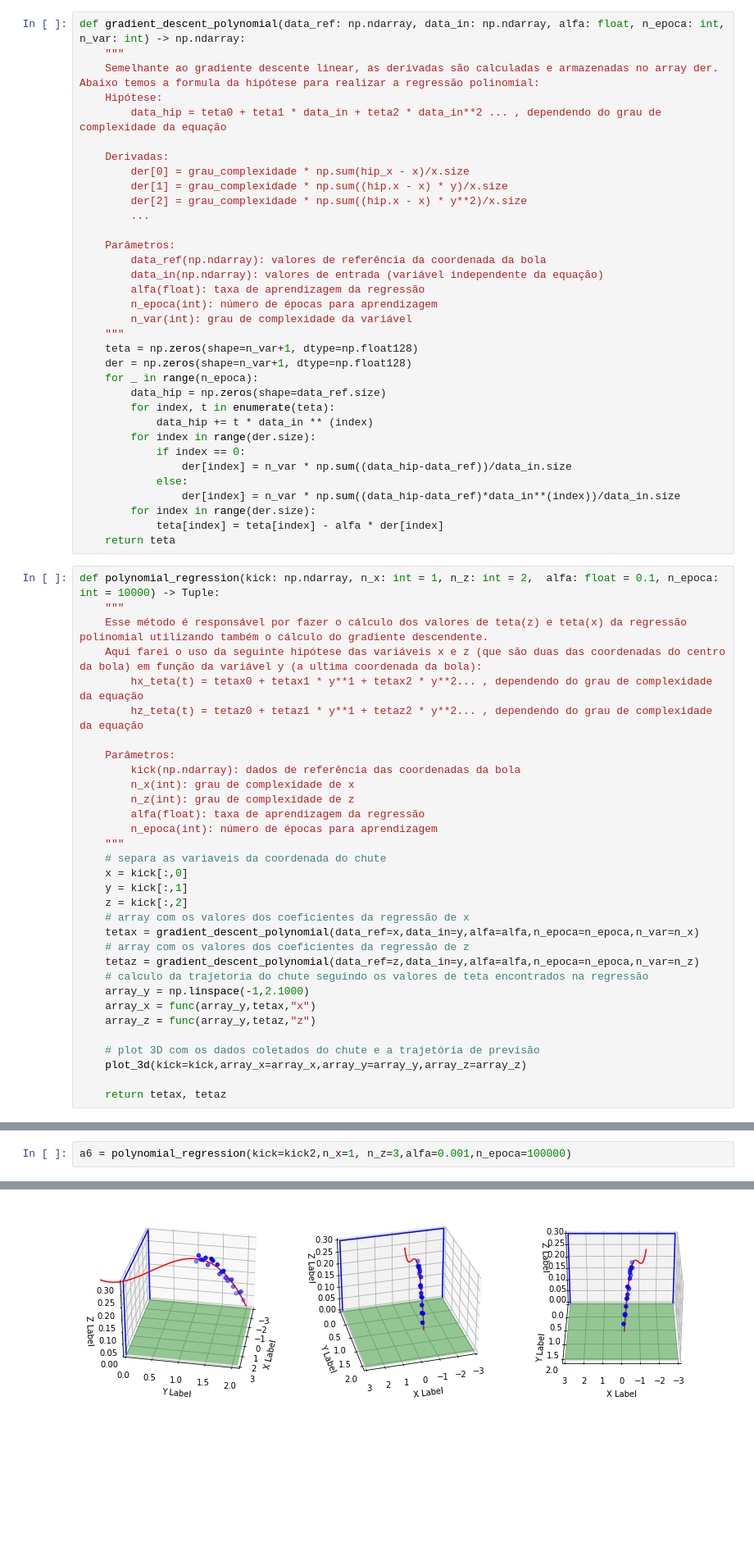
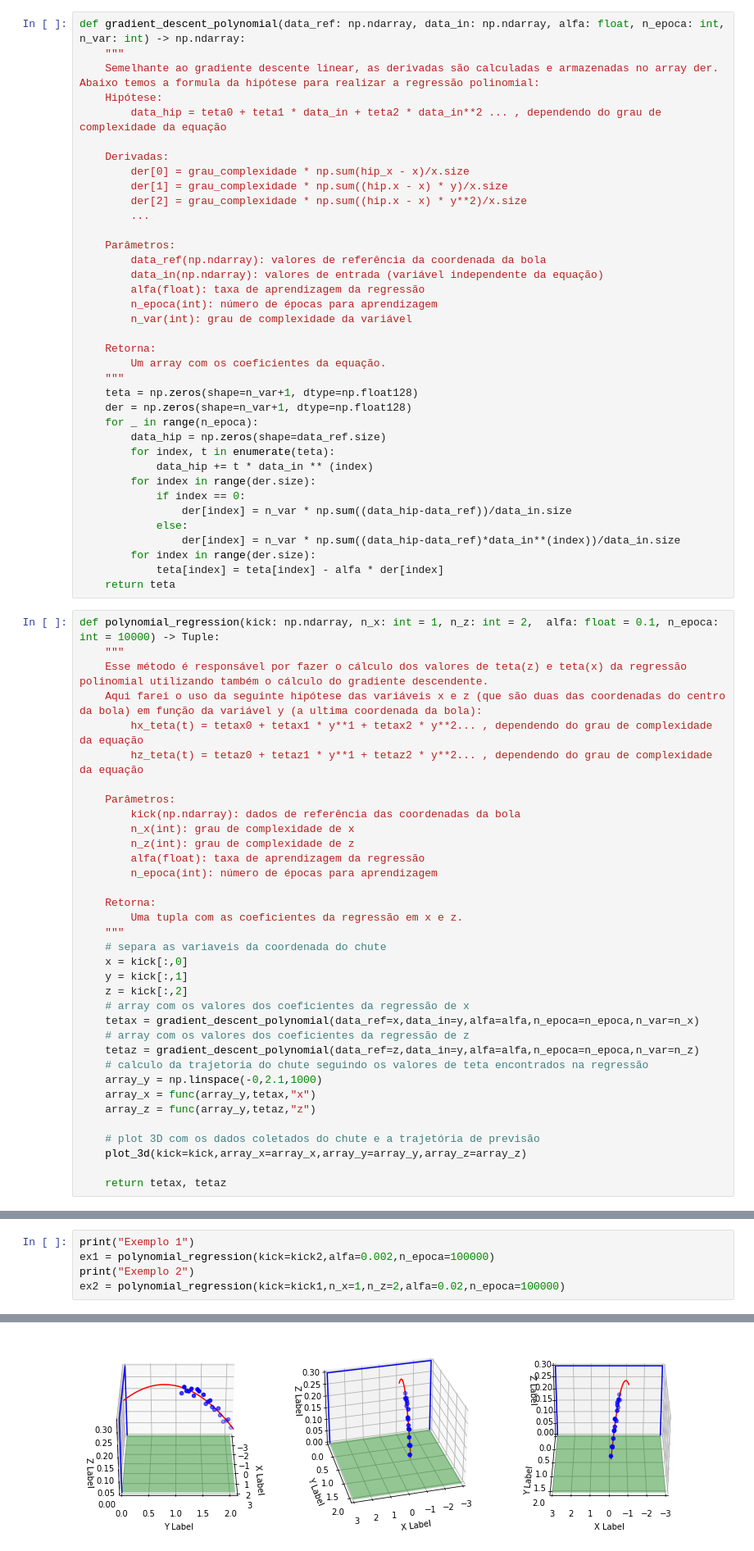
Before and after one commit to mc886A-1sem21/p2, a Jupyter notebook: regression_task.ipynb, the cells around one changed output, grey strips where cells are left out. Shown at 82% size. Saved outputs shown, nothing was run; the diff lists cells and outputs as text; blank space fills up the shorter version.

```diff
--- a/regression_task.ipynb
+++ b/regression_task.ipynb
@@ -86,6 +110,9 @@ def gradient_descent_polynomial(data_ref: np.ndarray, data_in: np.ndarray, alfa:
         alfa(float): taxa de aprendizagem da regressão
         n_epoca(int): número de épocas para aprendizagem
         n_var(int): grau de complexidade da variável
+
+    Retorna:
+        Um array com os coeficientes da equação.
     """
     teta = np.zeros(shape=n_var+1, dtype=np.float128)
     der = np.zeros(shape=n_var+1, dtype=np.float128)
@@ -115,6 +142,9 @@ def polynomial_regression(kick: np.ndarray, n_x: int = 1, n_z: int = 2,  alfa: f
         n_z(int): grau de complexidade de z
         alfa(float): taxa de aprendizagem da regressão
         n_epoca(int): número de épocas para aprendizagem
+
+    Retorna:
+        Uma tupla com as coeficientes da regressão em x e z.
     """
     # separa as variaveis da coordenada do chute
     x = kick[:,0]
@@ -125,7 +155,7 @@ def polynomial_regression(kick: np.ndarray, n_x: int = 1, n_z: int = 2,  alfa: f
     # array com os valores dos coeficientes da regressão de z
     tetaz = gradient_descent_polynomial(data_ref=z,data_in=y,alfa=alfa,n_epoca=n_epoca,n_var=n_z)
     # calculo da trajetoria do chute seguindo os valores de teta encontrados na regressão
-    array_y = np.linspace(-1,2.1000)
+    array_y = np.linspace(-0,2.1,1000)
     array_x = func(array_y,tetax,"x")
     array_z = func(array_y,tetaz,"z")
 
@@ -265,3 +442,6 @@ z = 0.22 + 0.18*y^1 + -0.11*y^2
 # %%
-a6 = polynomial_regression(kick=kick2,n_x=1, n_z=3,alfa=0.001,n_epoca=100000)
+print("Exemplo 1")
+ex1 = polynomial_regression(kick=kick2,alfa=0.002,n_epoca=100000)
+print("Exemplo 2")
+ex2 = polynomial_regression(kick=kick1,n_x=1,n_z=2,alfa=0.02,n_epoca=100000)
 # %% [output]
@@ -270 +454 @@ z = 0.18 + 0.12*y^1 + 0.03*y^2 + -0.05*y^3
-[figure, old version]
+[figure, new version]
```
Also changed, not shown: parts of 47 cells of this notebook.
